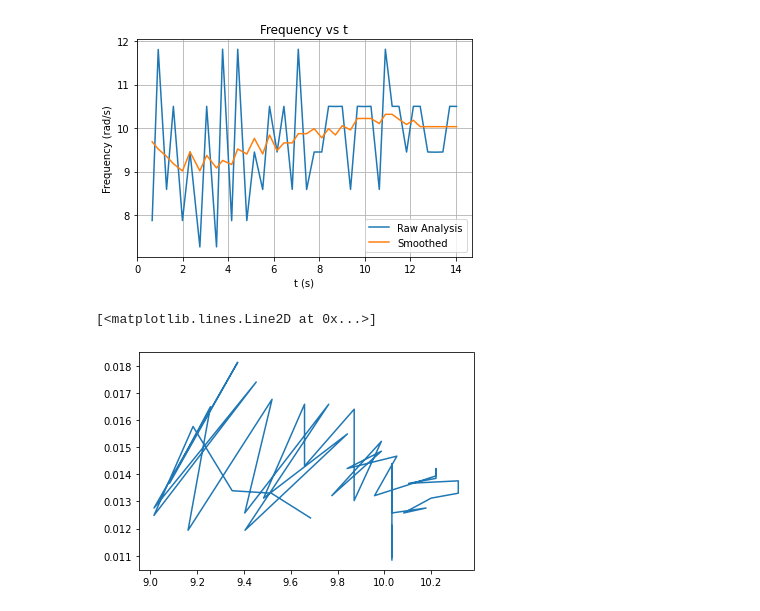
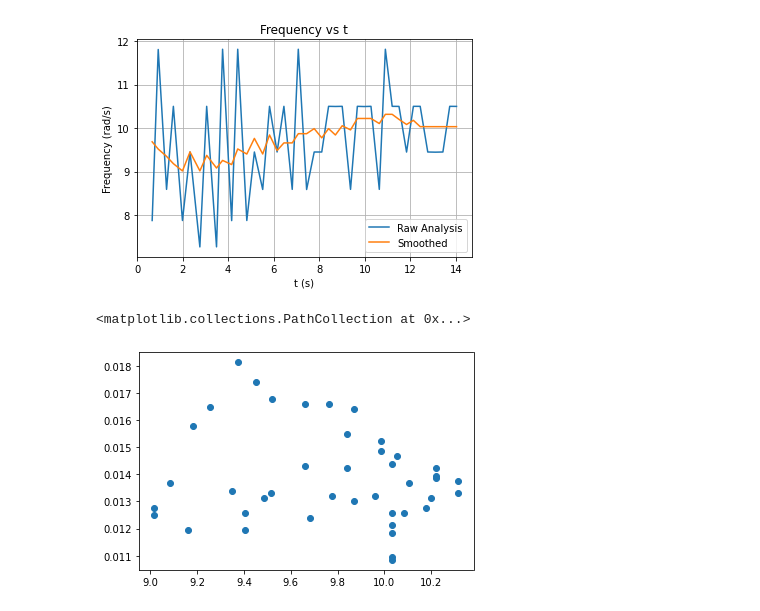
Before and after one commit to tooflesswulf/SpSgOoP, a Jupyter notebook: gooop.ipynb, the cells around one changed output. Drawn from its saved outputs; the diff is of its cells as text; code cells hidden in the pictures.

```diff
--- a/gooop.ipynb
+++ b/gooop.ipynb
@@ -25,0 +14,3 @@ for it in range(nump):
+# %%
+# Changed this to loopless, should be 3x faster. -Albert
+t, x, y = np.loadtxt('/content/data.csv', skiprows=1, delimiter=',').T
@@ -25,0 +29,12 @@ for it in range(nump):
+# %%
+xeff = x - np.mean(x)
+# I'm not sure you should use filtered data to do peak finding, since that
+#  adds an offset term dependent on slope of the surroundings.
+#  See plot below. (true peak +/- 2 timesteps)
+xsg = savgol_filter(xeff, 11, 2)
+xanal = abs(xsg)
+
+peaks = find_peaks(xanal)[0]
+plt.plot(x)
+plt.scatter(peaks, x[peaks], c='orange', s=10, zorder=5)
+plt.xlim([70, 170])  # comment this to see whole plot
@@ -26,13 +44,7 @@ for it in range(nump):
 # %%
-offset = sum(x) / len(x)
-xeff = np.subtract(x, offset)
-xsg = savgol_filter(xeff, 11, 2)
-xanal = abs(xsg)
-
-peaks = find_peaks(xanal)
-
-tpeaks = t[peaks[0]]
-xpeaks = xanal[peaks[0]]
+# Not sure why you're using smoothed &
+tpeaks = t[peaks]
+xpeaks = xanal[peaks]
 
 fig, ax = plt.subplots()
 plt.plot(t,xanal)
@@ -62,8 +76,8 @@ plt.show()
 # %% [output]
 [figure]
 # %%
-yeff = (y[peaks[0]])[1:]
-plt.plot(Omega, yeff)
+yeff = y[peaks][1:]
+plt.scatter(Omega, yeff)
 # %% [output]
-[<matplotlib.lines.Line2D at 0x...>]
+<matplotlib.collections.PathCollection at 0x...>
-[figure, old version]
+[figure, new version]
```
Also changed, not shown: parts of 4 cells of this notebook.
